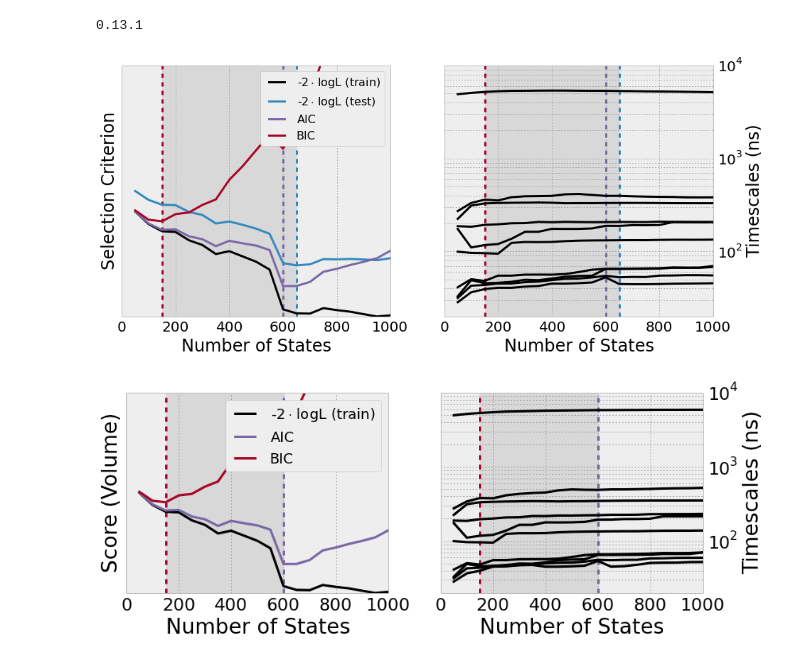
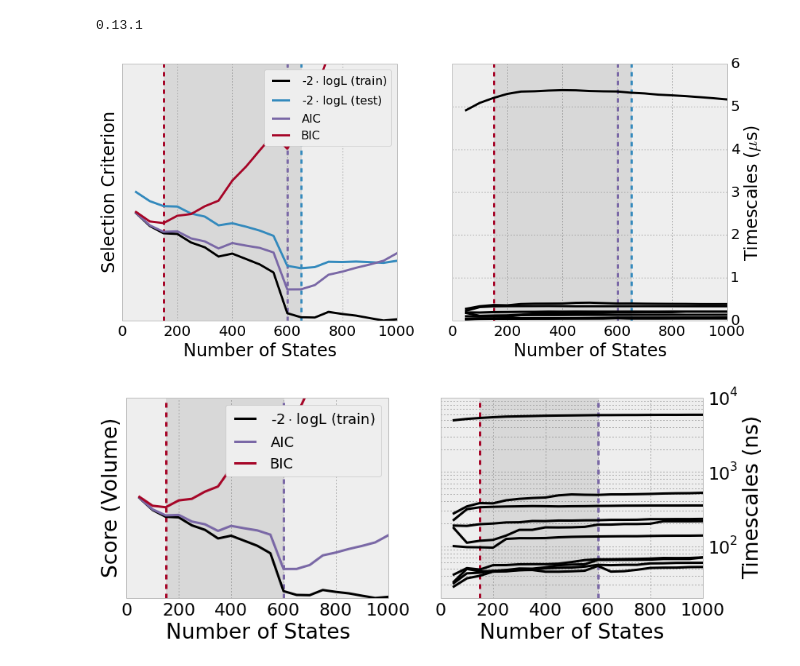
Before and after one commit to rmcgibbo/opt-k, a Jupyter notebook: paper/figs/ww_tica/fip35_cross.ipynb, the cells around one changed output. Drawn from its saved outputs; the diff is of its cells as text; code cells hidden in the pictures.

Commit message:
figure updates and fixed the citation issues

```diff
--- a/paper/figs/ww_tica/fip35_cross.ipynb
+++ b/paper/figs/ww_tica/fip35_cross.ipynb
@@ -66,10 +66,10 @@ def plt_base(ks, likes, cross, ts, vol=True):
 
 
     xlabel('Number of States')
-    ylabel('Timescales (ns)')
-    yscale('log')
+    ylabel('Timescales ($\mu$s)')
+    #yscale('log')
 
-    yl = (20, 1E4)
+    yl = (0, 6)
     vlines(ks[aic.argmin()], yl[0], yl[1], color=aic_c, linestyle='dashed', label='AIC Opt.', lw=3)
     vlines(ks[bic.argmin()], yl[0], yl[1], color=bic_c, linestyle='dashed', label='BIC Opt.', lw=3)
     if not cross is None:
@@ -86,23 +86,23 @@ def plt_base(ks, likes, cross, ts, vol=True):
 # %%
 v = io.loadh('volK.h5')
 likeV = v['likes']
 crossV = v['cross']
 ks = v['ks']
 
 #g = io.loadh('mvnK.h5')
 #likeG = g['likes']
 #crossG = g['cross']
 #ks = g['ks']
 
 valsK = io.loadh('evalsK.h5', 'evals')
-timesK = -50 / np.log(valsK)
+timesK = -0.050 / np.log(valsK)
 
 plt_base(ks, likeV, crossV, timesK, vol=True)
 savefig('ww_tica.pdf')
 #plt_base(ks, likeG, crossG, timesK, vol=False)
 #savefig('ww_likeKmvn.pdf')
 # %% [output]
-[figure, old version]
+[figure, new version]
 # %%
 v = io.loadh('volNP.h5')
 likeV = v['likes']
```
Also changed, not shown: 6 other files.
